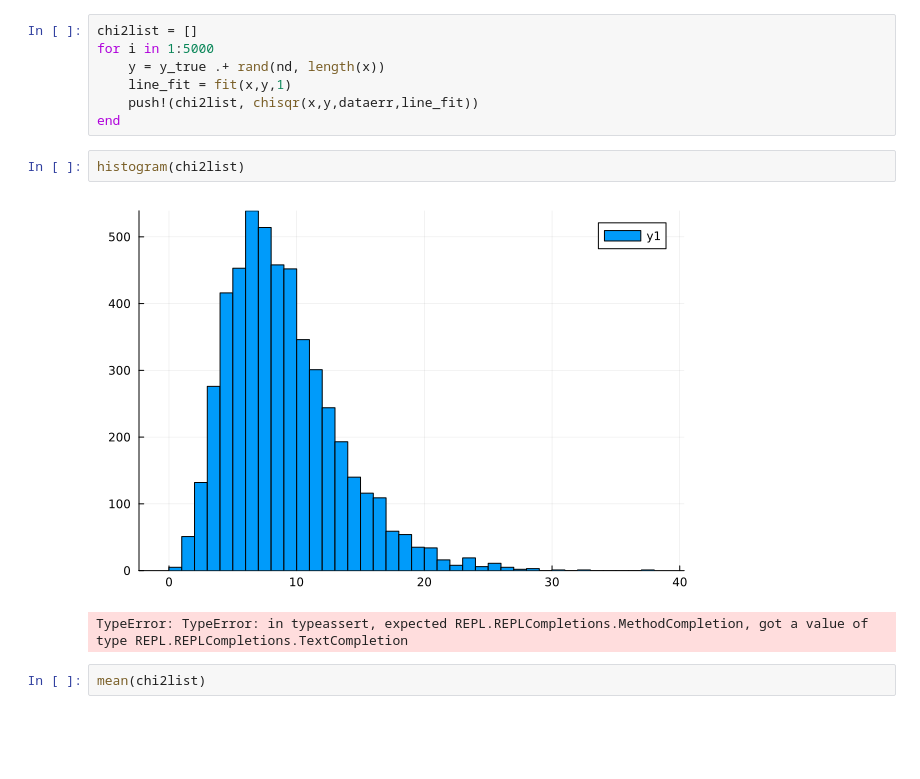
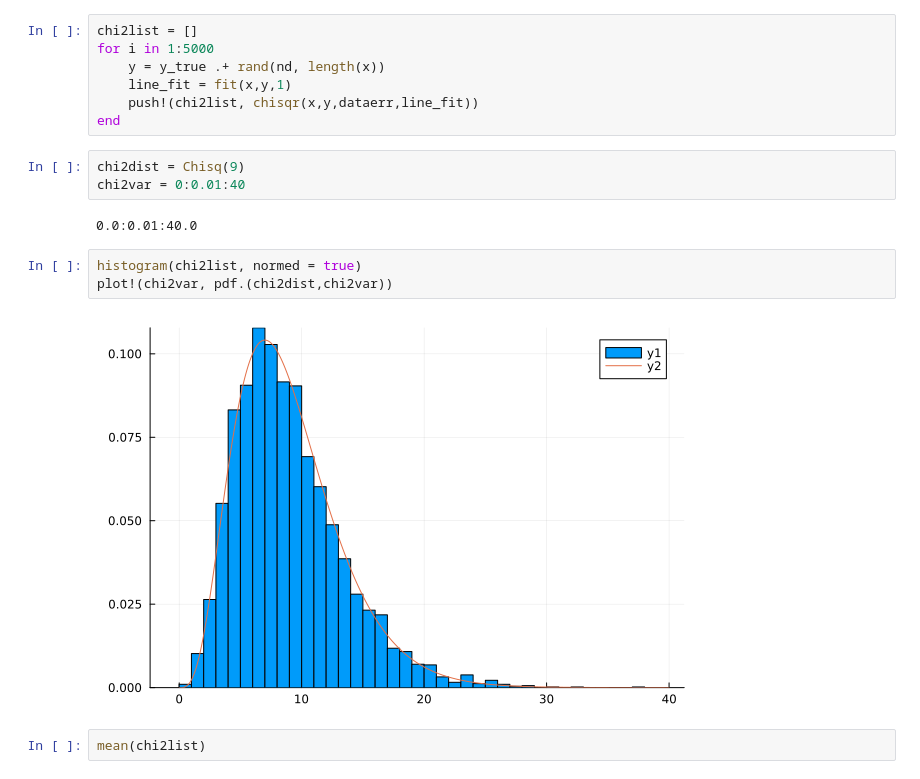
Before and after one commit to alex-hastava/BME-502-2025, a Jupyter notebook: Polynomial Parameter Fitting class.ipynb, the cells around one changed output. Saved outputs shown, nothing was run; the diff lists cells and outputs as text; blank space fills up the shorter version.

```diff
--- a/Polynomial Parameter Fitting class.ipynb
+++ b/Polynomial Parameter Fitting class.ipynb
@@ -120,11 +120,16 @@ for i in 1:5000
     line_fit = fit(x,y,1)
     push!(chi2list, chisqr(x,y,dataerr,line_fit))
 end
+# %%
+chi2dist = Chisq(9)
+chi2var = 0:0.01:40
+# %% [output]
+0.0:0.01:40.0
 # %%
-histogram(chi2list)
+histogram(chi2list, normed = true)
+plot!(chi2var, pdf.(chi2dist,chi2var))
 # %% [output]
-[figure, old version]
+[figure, new version]
-TypeError: TypeError: in typeassert, expected REPL.REPLCompletions.MethodCompletion, got a value of type REPL.REPLCompletions.TextCompletion
 # %%
 mean(chi2list)
 # %% [output]
```
Also changed, not shown: parts of 5 cells of this notebook, 2 other files.
